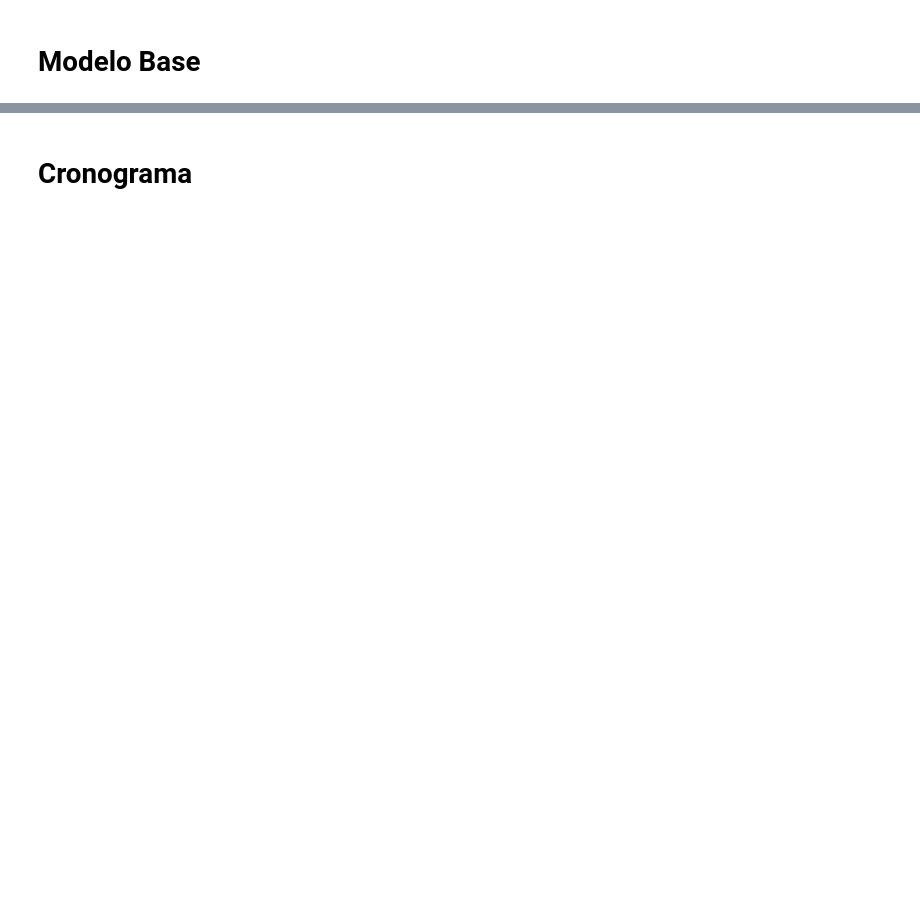
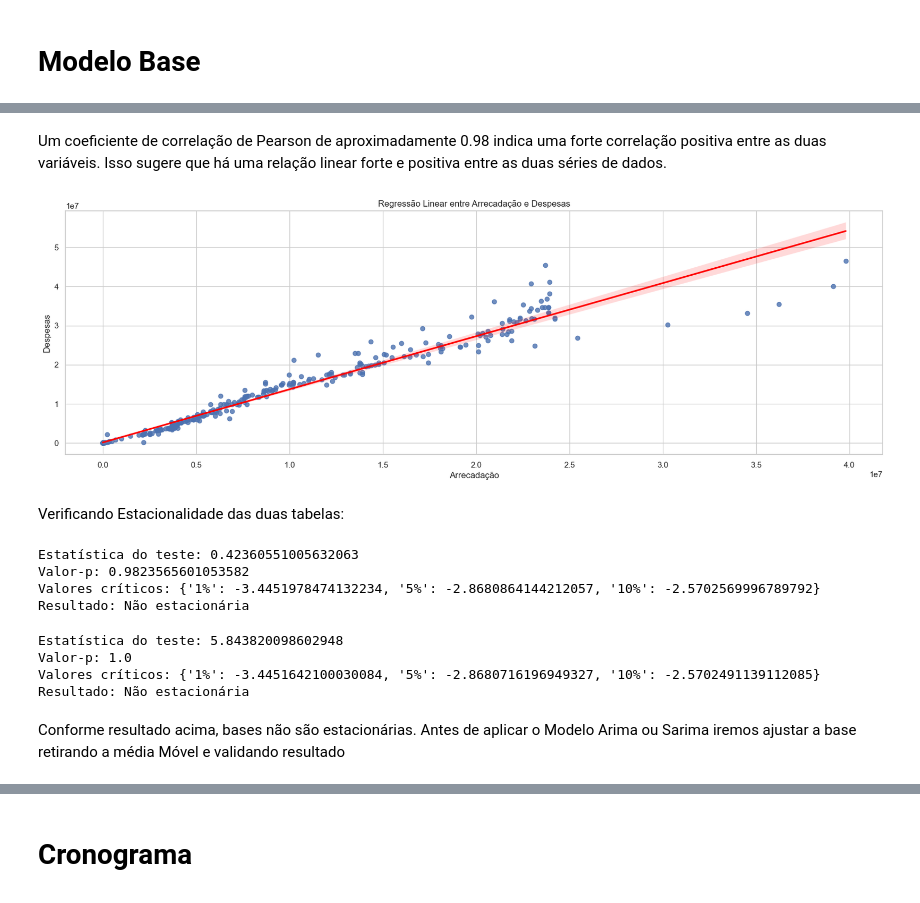
Before and after one commit to jvtsp/Projeto-Aplicado-5, a Jupyter notebook: Projeto_aplicado_IV_entrega_3.ipynb, the cells around one changed output, grey strips where cells are left out. Drawn from its saved outputs; the diff is of its cells as text; code cells hidden in the pictures; blank space fills up the shorter version.

```diff
--- a/Projeto_aplicado_IV_entrega_3.ipynb
+++ b/Projeto_aplicado_IV_entrega_3.ipynb
@@ -241,0 +408,53 @@ Se houver um pico significativo no lag 1 e nenhum outro pico significativo após
+# %% [markdown]
+Um coeficiente de correlação de Pearson de aproximadamente 0.98 indica uma forte correlação positiva entre as duas variáveis. Isso sugere que há uma relação linear forte e positiva entre as duas séries de dados.
+# %%
+
+# Plotar os dados com uma linha de regressão linear
+sns.set(style="whitegrid")
+plt.figure(figsize=(20, 6))
+sns.regplot(x='arrecadacao', y='despesas', data=df_final, line_kws={'color': 'red'})
+plt.title('Regressão Linear entre Arrecadação e Despesas')
+plt.xlabel('Arrecadação')
+plt.ylabel('Despesas')
+plt.show()
+# %% [output]
+[figure, added]
+# %% [markdown]
+Verificando Estacionalidade das duas tabelas:
+# %%
+# Converter a coluna 'arrecadacao' em uma série temporal
+serie_temporal = df_final['arrecadacao']
+
+# Execute o teste de Dickey-Fuller
+resultado_teste = adfuller(serie_temporal)
+
+# Extrair e imprimir os resultados
+print('Estatística do teste:', resultado_teste[0])
+print('Valor-p:', resultado_teste[1])
+print('Valores críticos:', resultado_teste[4])
+print('Resultado:', 'Estacionária' if resultado_teste[1] < 0.05 else 'Não estacionária')
+# %% [output]
+Estatística do teste: 0.42360551005632063
+Valor-p: 0.9823565601053582
+Valores críticos: {'1%': -3.4451978474132234, '5%': -2.8680864144212057, '10%': -2.5702569996789792}
+Resultado: Não estacionária
+# %%
+# Converter a coluna 'arrecadacao' em uma série temporal
+serie_temporal = df_final['despesas']
+
+# Execute o teste de Dickey-Fuller
+resultado_teste = adfuller(serie_temporal)
+
+# Extrair e imprimir os resultados
+print('Estatística do teste:', resultado_teste[0])
+print('Valor-p:', resultado_teste[1])
+print('Valores críticos:', resultado_teste[4])
+print('Resultado:', 'Estacionária' if resultado_teste[1] < 0.05 else 'Não estacionária')
+# %% [output]
+Estatística do teste: 5.843820098602948
+Valor-p: 1.0
+Valores críticos: {'1%': -3.4451642100030084, '5%': -2.8680716196949327, '10%': -2.5702491139112085}
+Resultado: Não estacionária
+# %% [markdown]
+Conforme resultado acima, bases não são estacionárias.
+Antes de aplicar o Modelo Arima ou Sarima iremos ajustar a base retirando a média Móvel e validando resultado
```
Also changed, not shown: parts of 67 cells of this notebook, 4 other files.
